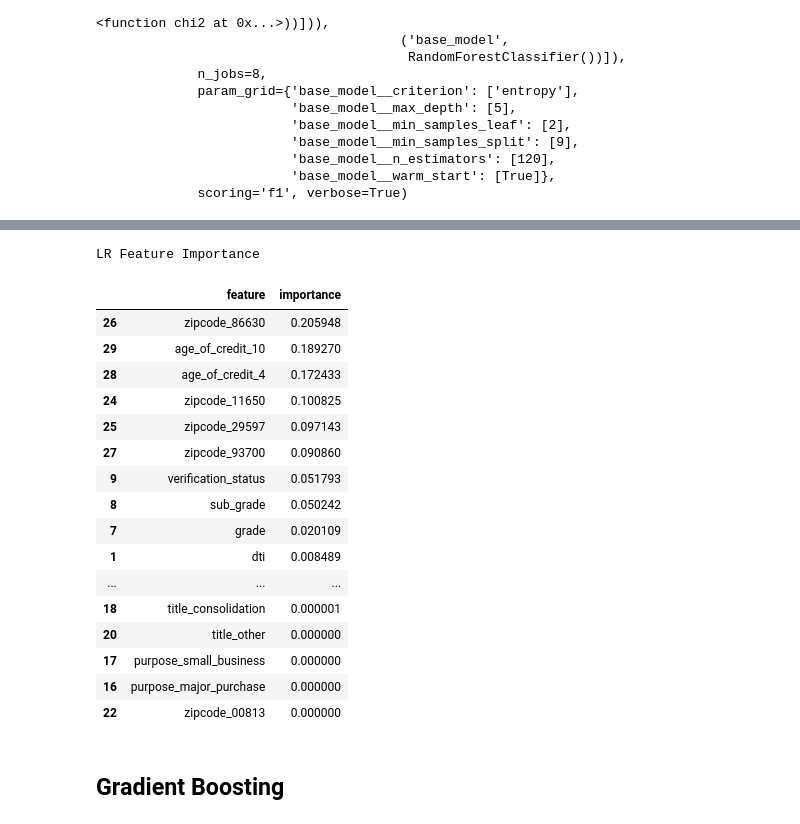
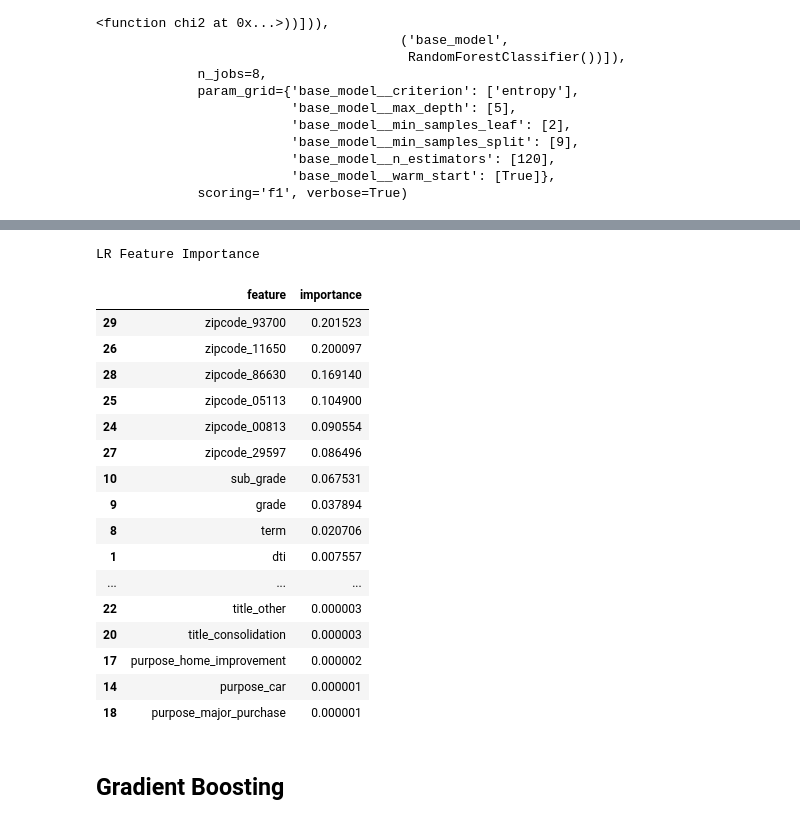
Before and after one commit to jyothisable/Credit-Default-Risk-Prediction-Model, a Jupyter notebook: notebooks/model_prototyping.ipynb, the cells around one changed output, grey strips where cells are left out. Cells and saved outputs as stored; diff of their text form; code cells hidden in the pictures.

```diff
--- a/notebooks/model_prototyping.ipynb
+++ b/notebooks/model_prototyping.ipynb
@@ -223,6 +223,11 @@ Overall took 18.69 seconds
 # %%
+from loantap_credit_default_risk_model.FE_pipeline import selected_FE_with_FS
+selected_FE_with_FS.set_output(transform='pandas')
+selected_FE_with_FS.fit(X_train, y_train)
+
+config.POST_FE_FEATURES=selected_FE_with_FS.transform(X_test).columns
 feature_importance_df = pd.DataFrame({
-    'feature': POST_FE_FEATURES,
+    'feature': config.POST_FE_FEATURES,
     'importance': best_model['base_model'].feature_importances_
 }).sort_values('importance', ascending=False, key=abs)
 
@@ -482,30 +506,30 @@ TunedThresholdClassifierCV(cv=3,
 # %%
 # Feature Importance
 feature_importance_df = pd.DataFrame({
-    'feature': POST_FE_FEATURES,
+    'feature': config.POST_FE_FEATURES,
     'importance': RF_best_model['base_model'].feature_importances_
 }).sort_values('importance', ascending=False, key=abs)
 
 feature_importance_df.style.set_table_styles(table_styles['cerulean_palette']).set_caption("LR Feature Importance")
 # %% [output]
 LR Feature Importance
 |  | feature | importance |
-| 26 | zipcode_86630 | 0.205948 |
-| 29 | age_of_credit_10 | 0.189270 |
-| 28 | age_of_credit_4 | 0.172433 |
-| 24 | zipcode_11650 | 0.100825 |
-| 25 | zipcode_29597 | 0.097143 |
-| 27 | zipcode_93700 | 0.090860 |
-| 9 | verification_status | 0.051793 |
-| 8 | sub_grade | 0.050242 |
-| 7 | grade | 0.020109 |
-| 1 | dti | 0.008489 |
+| 29 | zipcode_93700 | 0.201523 |
+| 26 | zipcode_11650 | 0.200097 |
+| 28 | zipcode_86630 | 0.169140 |
+| 25 | zipcode_05113 | 0.104900 |
+| 24 | zipcode_00813 | 0.090554 |
+| 27 | zipcode_29597 | 0.086496 |
+| 10 | sub_grade | 0.067531 |
+| 9 | grade | 0.037894 |
+| 8 | term | 0.020706 |
+| 1 | dti | 0.007557 |
 | ... | ... | ... |
-| 18 | title_consolidation | 0.000001 |
-| 20 | title_other | 0.000000 |
-| 17 | purpose_small_business | 0.000000 |
-| 16 | purpose_major_purchase | 0.000000 |
-| 22 | zipcode_00813 | 0.000000 |
+| 22 | title_other | 0.000003 |
+| 20 | title_consolidation | 0.000003 |
+| 17 | purpose_home_improvement | 0.000002 |
+| 14 | purpose_car | 0.000001 |
+| 18 | purpose_major_purchase | 0.000001 |
 # %% [markdown]
 ## Gradient Boosting
 # %%
```
Also changed, not shown: parts of 11 cells of this notebook, 2 other files.
